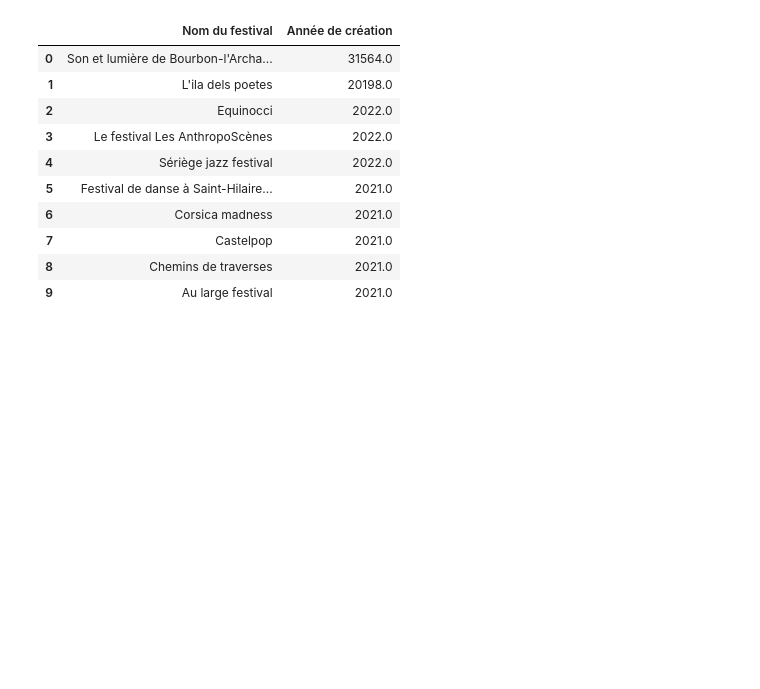
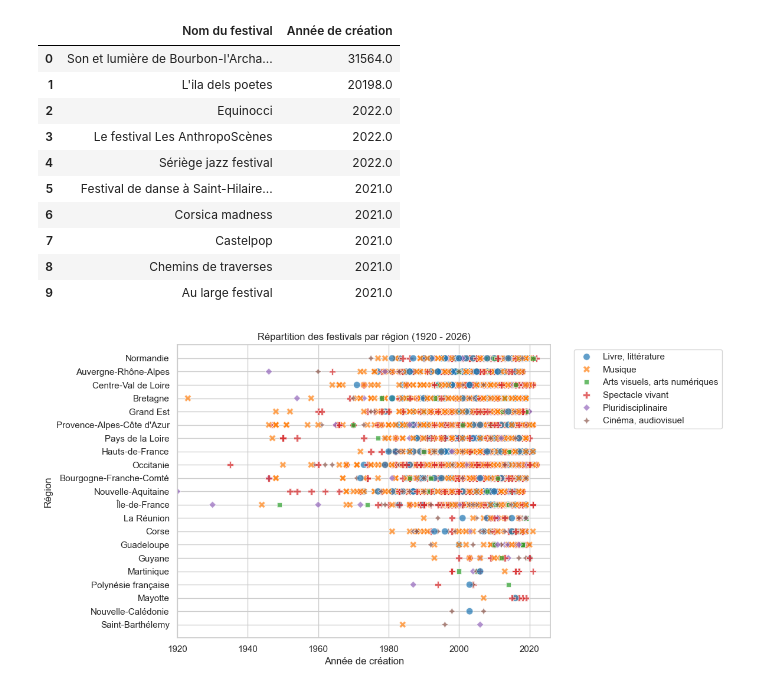
Before and after one commit to EliseELC/Portfolio-Data-Analyse, a Jupyter notebook: analyse_festival.ipynb, the cells around one changed output. Saved outputs shown, nothing was run; the diff lists cells and outputs as text; code cells hidden in the pictures; blank space fills up the shorter version.

```diff
--- a/analyse_festival.ipynb
+++ b/analyse_festival.ipynb
@@ -242,3 +242,40 @@ table_recents.head(10)
 | 7 | Castelpop | 2021.0 |
 | 8 | Chemins de traverses | 2021.0 |
 | 9 | Au large festival | 2021.0 |
+# %%
+df_plot = df.copy()
+df_plot = df.copy()
+
+df_plot['annee_de_creation_du_festival'] = pd.to_numeric(
+    df_plot['annee_de_creation_du_festival'], errors='coerce'
+)
+
+df_plot = df_plot.dropna(subset=['annee_de_creation_du_festival', 'region_principale_de_deroulement'])
+
+# Style fond blanc + grille
+sns.set_theme(style="whitegrid")
+
+plt.figure(figsize=(12,6))
+
+sns.scatterplot(
+    data=df_plot,
+    x='annee_de_creation_du_festival',
+    y='region_principale_de_deroulement',
+    hue='discipline_dominante',
+    style='discipline_dominante',   # 👉 symboles différents
+    palette='tab10',
+    s=70,
+    alpha=0.7
+)
+
+plt.xlim(1920, 2026)
+
+plt.title("Répartition des festivals par région (1920 - 2026)")
+plt.xlabel("Année de création")
+plt.ylabel("Région")
+plt.legend(bbox_to_anchor=(1.05, 1), loc='upper left')
+
+plt.tight_layout()
+plt.show()
+# %% [output]
+[figure, added]
```
Also changed, not shown: parts of 4 cells of this notebook.
